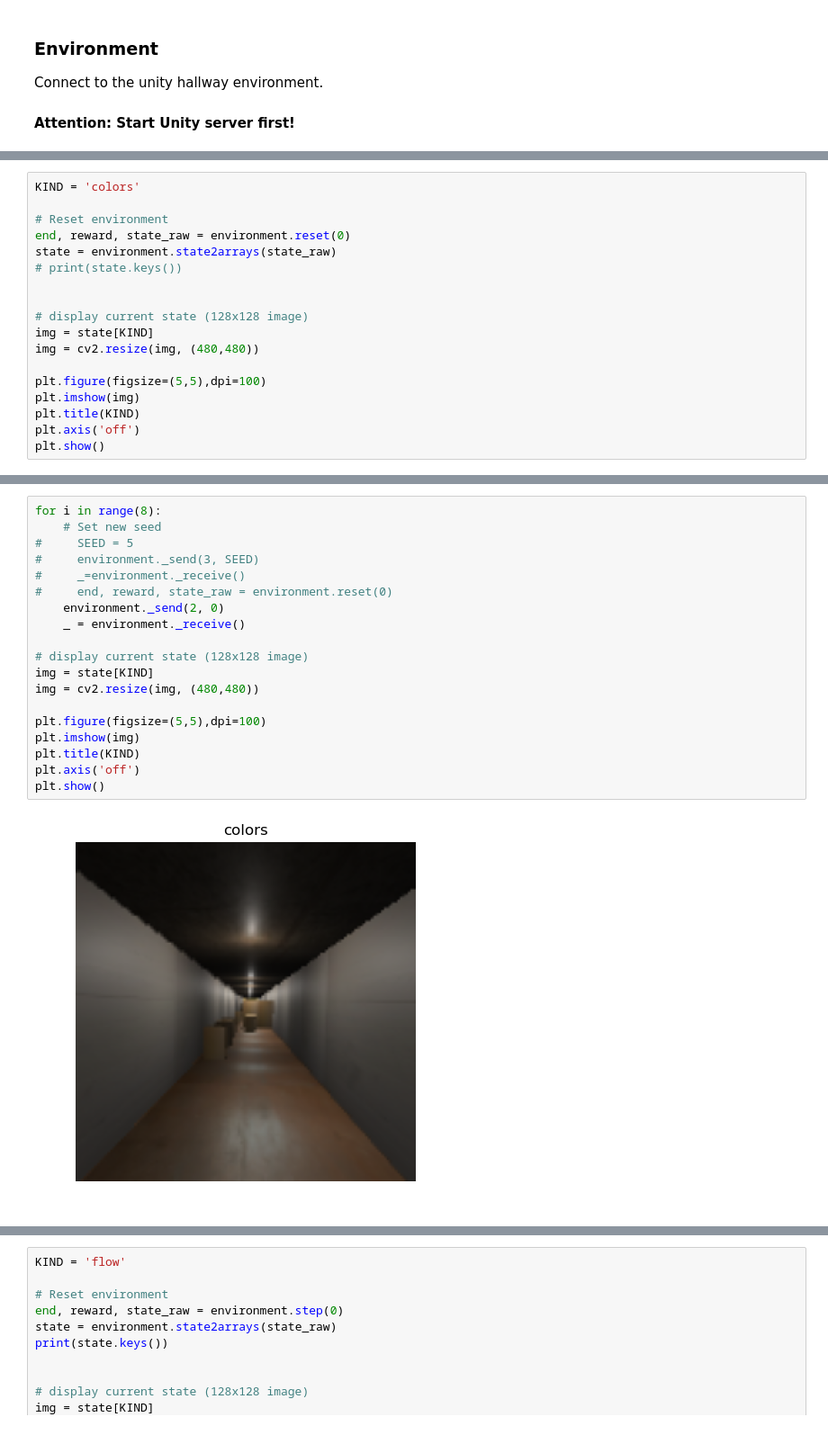
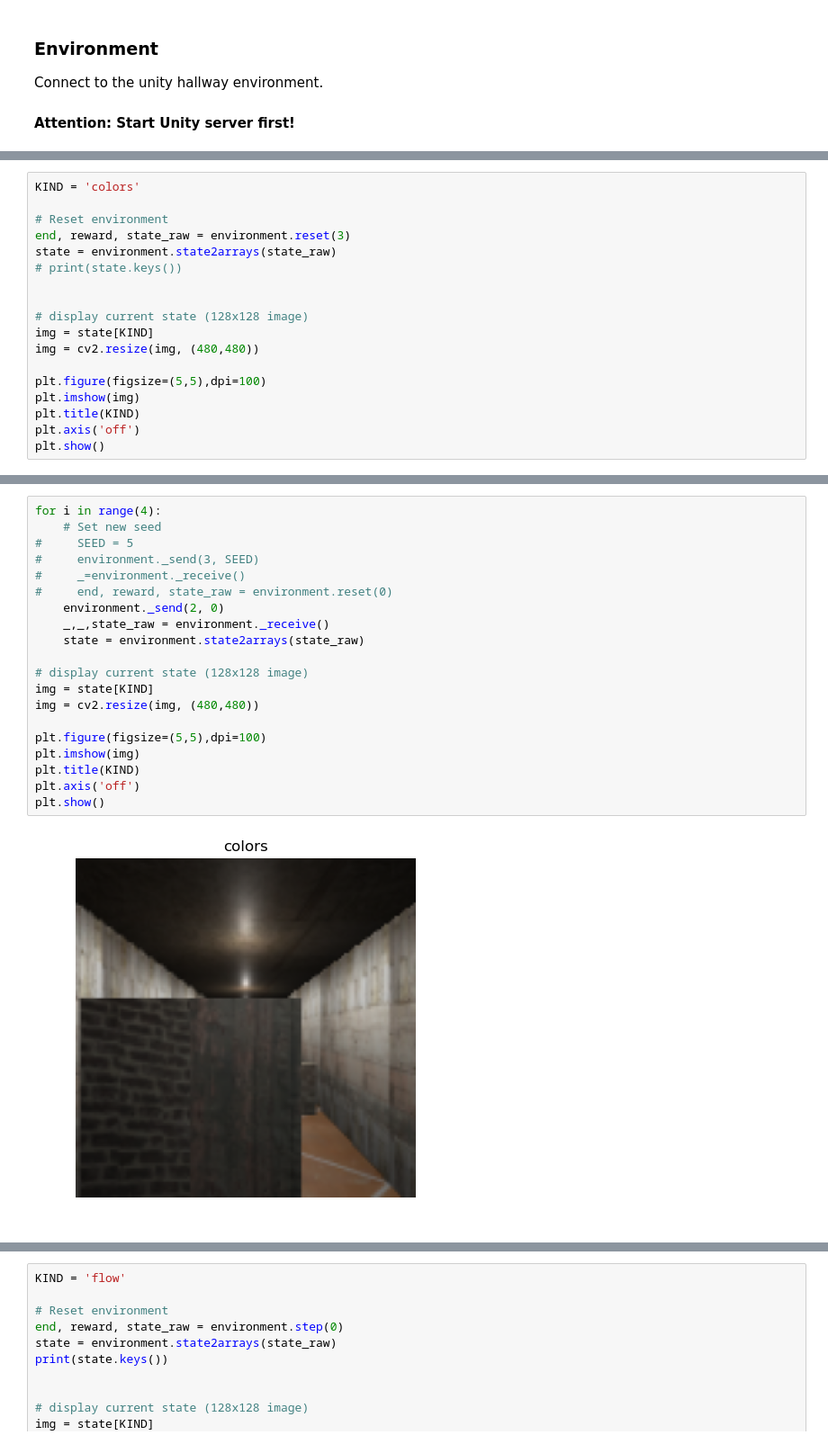
Before and after one commit to neuralcodinglab/RL-mobility, a Jupyter notebook: Python/Demo/demoUsage.ipynb, the cells around one changed output, grey strips where cells are left out. Shown: that part at 90% size. Saved outputs shown, nothing was run; the diff lists cells and outputs as text.

```diff
--- a/Python/Demo/demoUsage.ipynb
+++ b/Python/Demo/demoUsage.ipynb
@@ -34,7 +34,7 @@ print(environment.client)
 KIND = 'colors'
 
 # Reset environment
-end, reward, state_raw = environment.reset(0)
+end, reward, state_raw = environment.reset(3)
 state = environment.state2arrays(state_raw)
 # print(state.keys())
 
@@ -53,21 +55,22 @@ plt.show()
 # %%
-for i in range(8):
+for i in range(4):
     # Set new seed
 #     SEED = 5
 #     environment._send(3, SEED)
 #     _=environment._receive()
 #     end, reward, state_raw = environment.reset(0)
     environment._send(2, 0)
-    _ = environment._receive()
+    _,_,state_raw = environment._receive()
+    state = environment.state2arrays(state_raw)
 
 # display current state (128x128 image)
 img = state[KIND]
 img = cv2.resize(img, (480,480))
 
 plt.figure(figsize=(5,5),dpi=100)
 plt.imshow(img)
 plt.title(KIND)
 plt.axis('off')
 plt.show()
 # %% [output]
-[figure, old version]
+[figure, new version]
```
Also changed, not shown: parts of 4 cells of this notebook, 31 other files.
